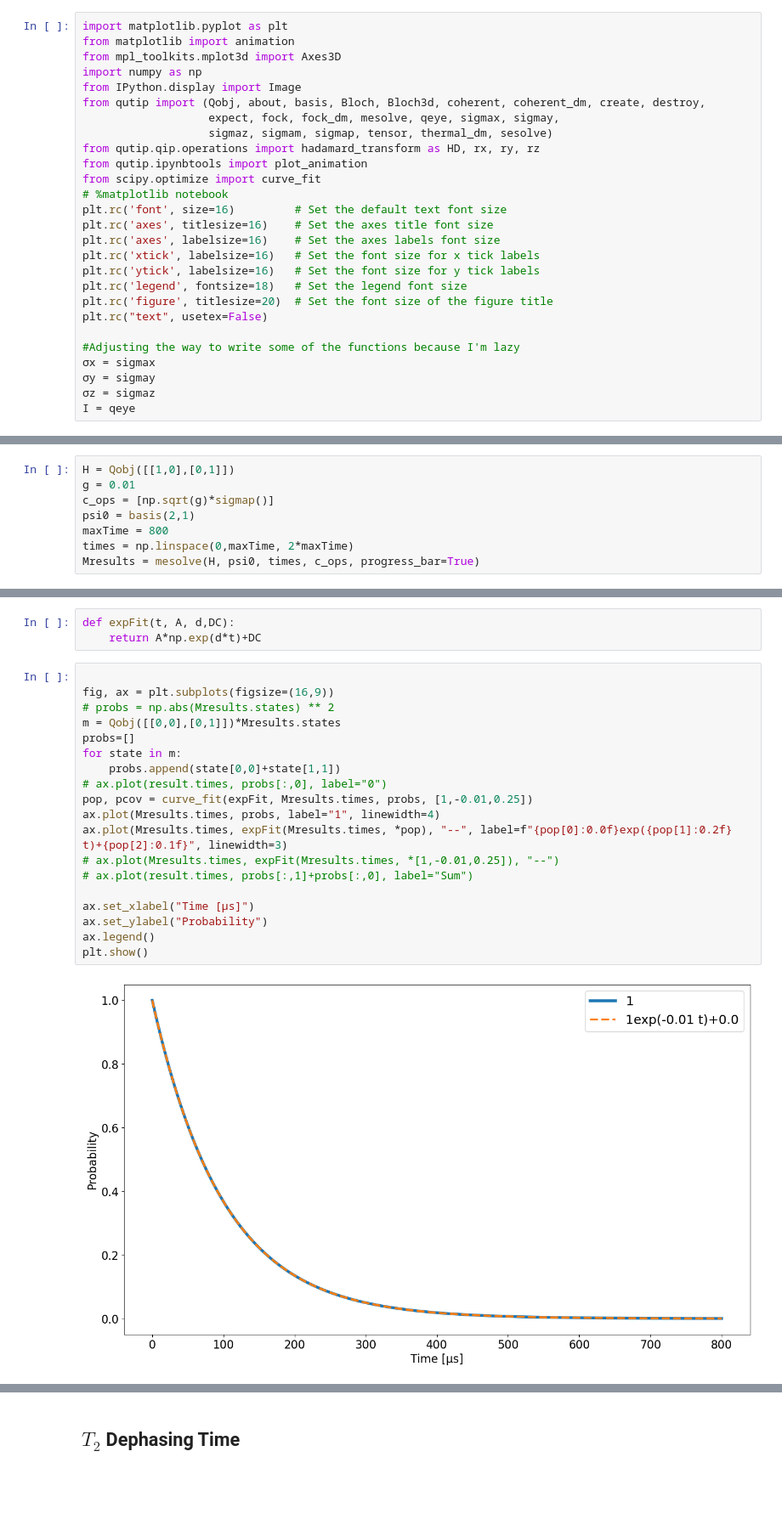
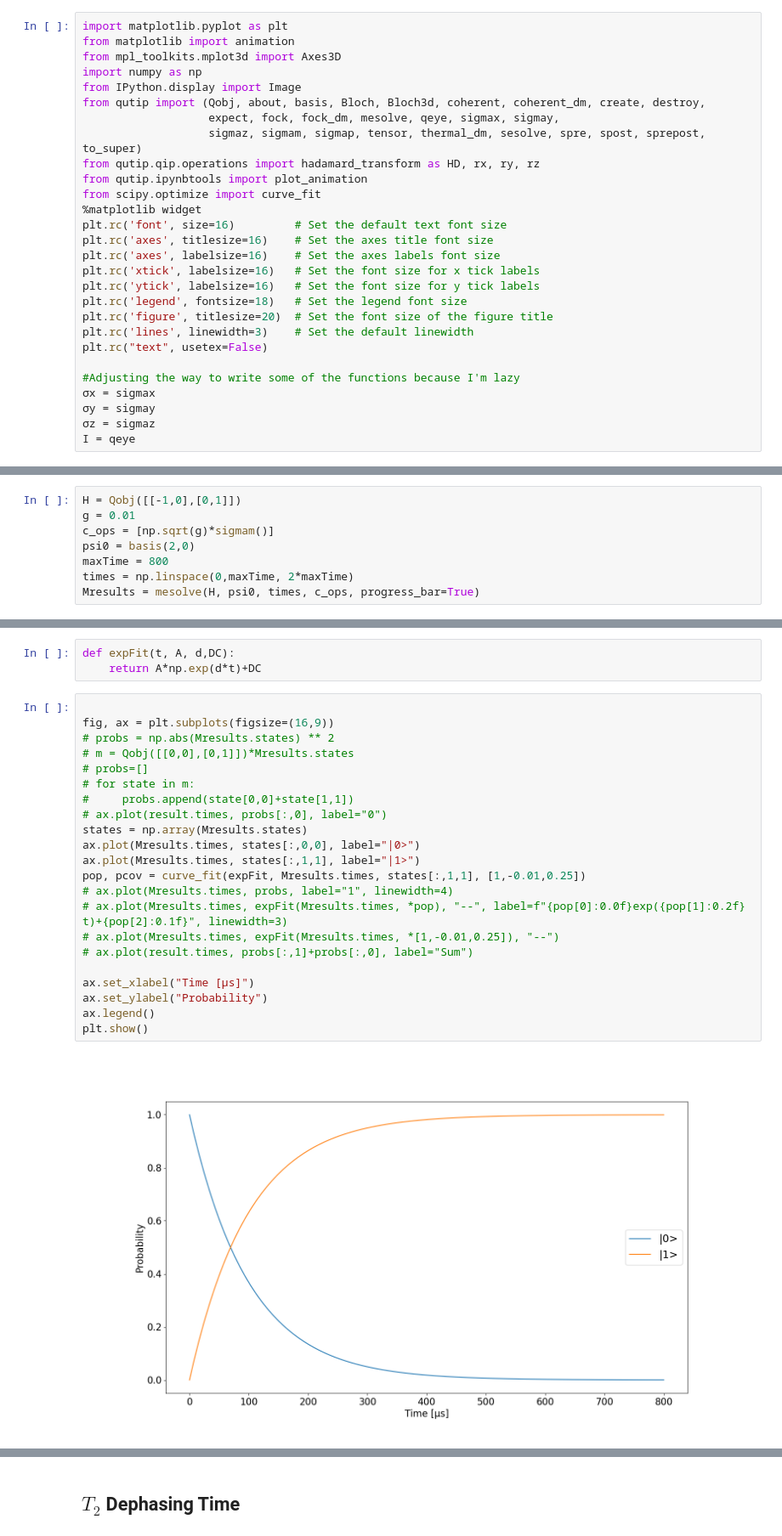
Before and after one commit to ZakEspley/TLS-Intro, a Jupyter notebook: QuTIP/DualField.ipynb, the cells around one changed output, grey strips where cells are left out. Shown at 85% size. Saved outputs shown, nothing was run; the diff lists cells and outputs as text; blank space fills up the shorter version.

```diff
--- a/QuTIP/DualField.ipynb
+++ b/QuTIP/DualField.ipynb
@@ -8,11 +8,11 @@ import numpy as np
 from IPython.display import Image
 from qutip import (Qobj, about, basis, Bloch, Bloch3d, coherent, coherent_dm, create, destroy,
                    expect, fock, fock_dm, mesolve, qeye, sigmax, sigmay,
-                   sigmaz, sigmam, sigmap, tensor, thermal_dm, sesolve)
+                   sigmaz, sigmam, sigmap, tensor, thermal_dm, sesolve, spre, spost, sprepost, to_super)
 from qutip.qip.operations import hadamard_transform as HD, rx, ry, rz
 from qutip.ipynbtools import plot_animation
 from scipy.optimize import curve_fit
-# %matplotlib notebook
+%matplotlib widget
 plt.rc('font', size=16)         # Set the default text font size
 plt.rc('axes', titlesize=16)    # Set the axes title font size
 plt.rc('axes', labelsize=16)    # Set the axes labels font size
@@ -20,6 +20,7 @@ plt.rc('xtick', labelsize=16)   # Set the font size for x tick labels
 plt.rc('ytick', labelsize=16)   # Set the font size for y tick labels
 plt.rc('legend', fontsize=18)   # Set the legend font size
 plt.rc('figure', titlesize=20)  # Set the font size of the figure title
+plt.rc('lines', linewidth=3)    # Set the default linewidth
 plt.rc("text", usetex=False)
 
 #Adjusting the way to write some of the functions because I'm lazy
@@ -225,10 +211,10 @@ b.render()
 # %% [markdown]
 # $T_1$ Simulation
 # %%
-H = Qobj([[1,0],[0,1]])
+H = Qobj([[-1,0],[0,1]])
 g = 0.01
-c_ops = [np.sqrt(g)*sigmap()]
-psi0 = basis(2,1)
+c_ops = [np.sqrt(g)*sigmam()]
+psi0 = basis(2,0)
 maxTime = 800
 times = np.linspace(0,maxTime, 2*maxTime)
 Mresults = mesolve(H, psi0, times, c_ops, progress_bar=True)
@@ -269,21 +235,24 @@ def expFit(t, A, d,DC):
 # %%
 
 fig, ax = plt.subplots(figsize=(16,9))
 # probs = np.abs(Mresults.states) ** 2
-m = Qobj([[0,0],[0,1]])*Mresults.states
-probs=[]
-for state in m:
-    probs.append(state[0,0]+state[1,1])
+# m = Qobj([[0,0],[0,1]])*Mresults.states
+# probs=[]
+# for state in m:
+#     probs.append(state[0,0]+state[1,1])
 # ax.plot(result.times, probs[:,0], label="0")
-pop, pcov = curve_fit(expFit, Mresults.times, probs, [1,-0.01,0.25])
-ax.plot(Mresults.times, probs, label="1", linewidth=4)
-ax.plot(Mresults.times, expFit(Mresults.times, *pop), "--", label=f"{pop[0]:0.0f}exp({pop[1]:0.2f} t)+{pop[2]:0.1f}", linewidth=3)
+states = np.array(Mresults.states)
+ax.plot(Mresults.times, states[:,0,0], label="|0>")
+ax.plot(Mresults.times, states[:,1,1], label="|1>")
+pop, pcov = curve_fit(expFit, Mresults.times, states[:,1,1], [1,-0.01,0.25])
+# ax.plot(Mresults.times, probs, label="1", linewidth=4)
+# ax.plot(Mresults.times, expFit(Mresults.times, *pop), "--", label=f"{pop[0]:0.0f}exp({pop[1]:0.2f} t)+{pop[2]:0.1f}", linewidth=3)
 # ax.plot(Mresults.times, expFit(Mresults.times, *[1,-0.01,0.25]), "--")
 # ax.plot(result.times, probs[:,1]+probs[:,0], label="Sum")
 
 ax.set_xlabel("Time [μs]")
 ax.set_ylabel("Probability")
 ax.legend()
 plt.show()
 # %% [output]
-[figure, old version]
+[figure, new version]
```
Also changed, not shown: parts of 38 cells of this notebook, 2 other files.
